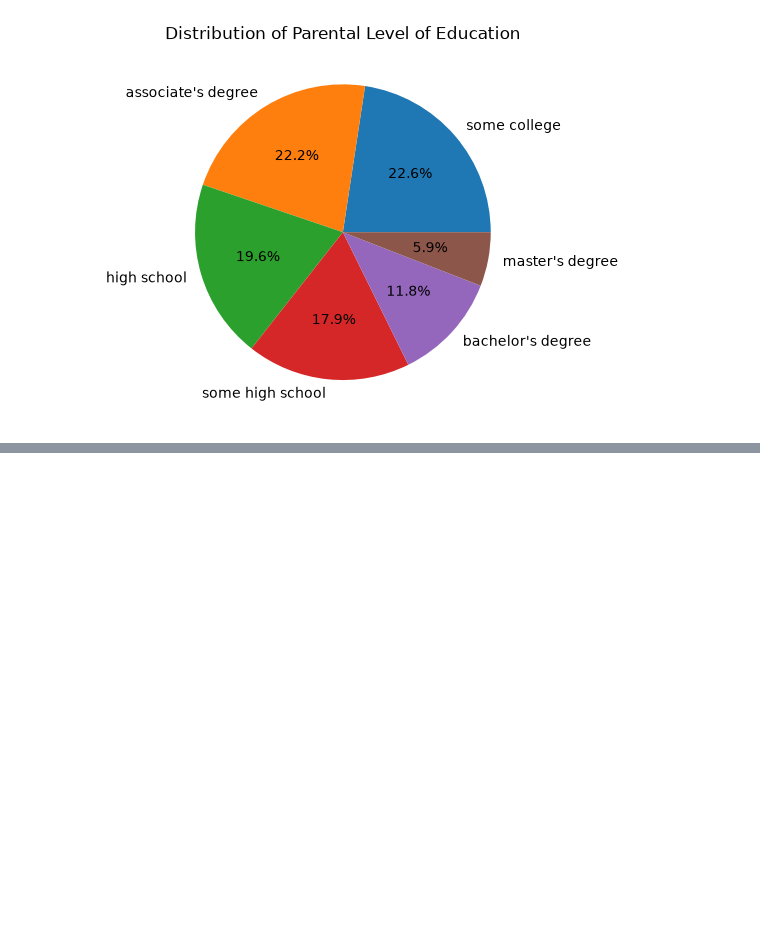
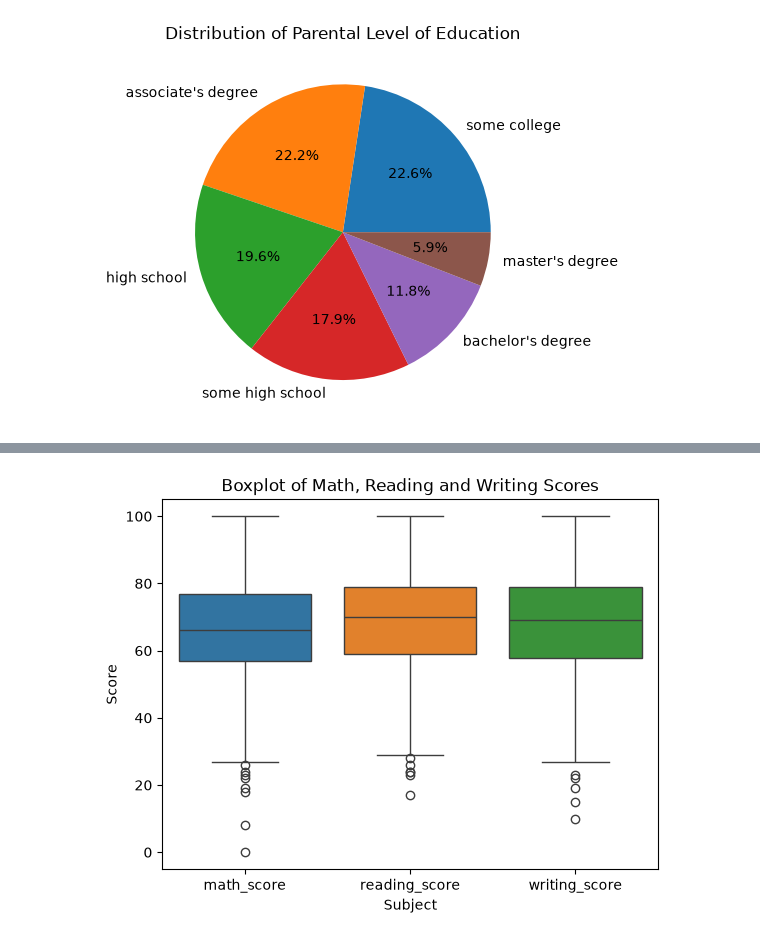
Before and after one commit to Monodip16/End-to-End-ML-Project, a Jupyter notebook: notebook/EDA STUDENT PERFORMANCE.ipynb, the cells around one changed output, grey strips where cells are left out. Saved outputs shown, nothing was run; the diff lists cells and outputs as text; code cells hidden in the pictures; blank space fills up the shorter version.

```diff
--- a/notebook/EDA STUDENT PERFORMANCE.ipynb
+++ b/notebook/EDA STUDENT PERFORMANCE.ipynb
@@ -217,0 +288,8 @@ plt.show()
+# %%
+sns.boxplot(data = df[["math_score","reading_score","writing_score"]])
+plt.title("Boxplot of Math, Reading and Writing Scores")
+plt.xlabel("Subject")
+plt.ylabel("Score")
+plt.show()
+# %% [output]
+[figure, added]
```
Also changed, not shown: parts of 39 cells of this notebook.
